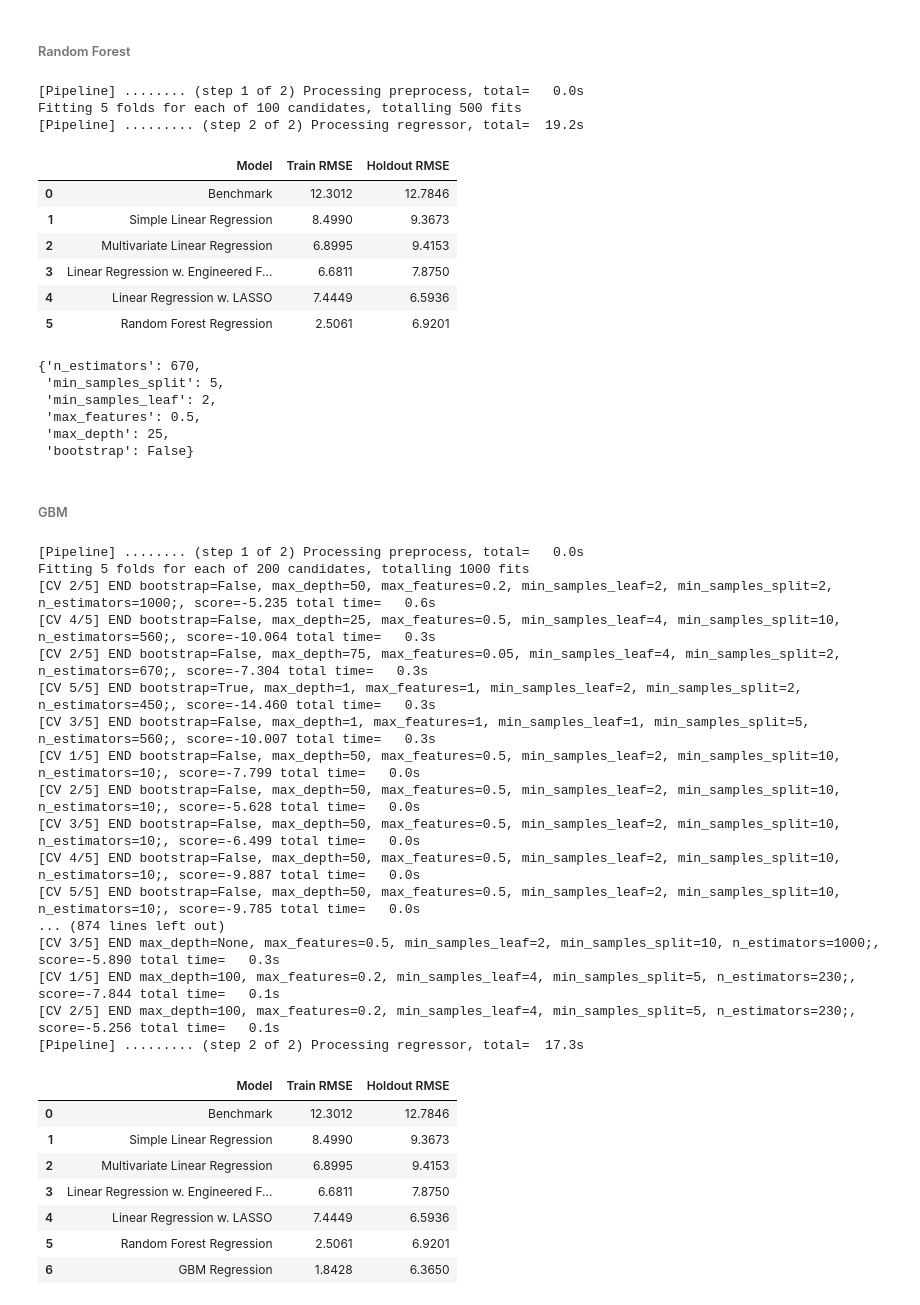
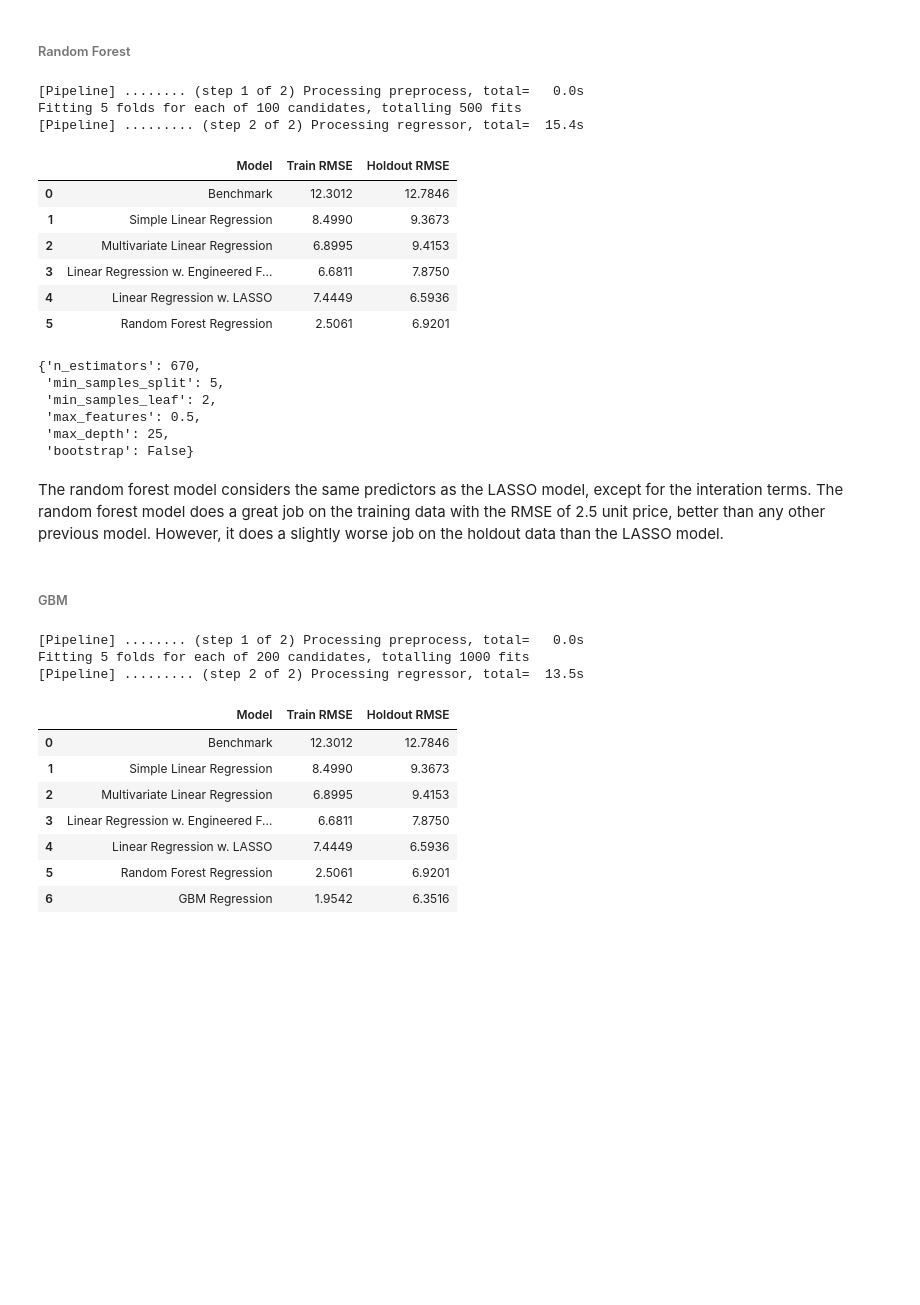
Before and after one commit to viethngn/Data_Science_2_ECBS5233, a Jupyter notebook: assignment1/assignment1_viethngn.ipynb, the cells around one changed output. Cells and saved outputs as stored; diff of their text form; code cells hidden in the pictures; blank space fills up the shorter version.

```diff
--- a/assignment1/assignment1_viethngn.ipynb
+++ b/assignment1/assignment1_viethngn.ipynb
@@ -236,7 +234,7 @@ lasso_search = GridSearchCV(
     {"alpha":alpha},
     cv=5,
     scoring="neg_root_mean_squared_error",
-    verbose=3,
+    verbose=True,
 )
 preprocessing = ColumnTransformer(
     [
@@ -254,12 +252,6 @@ lasso_model = Pipeline(
 
 lasso_model.fit(X_train, y_train)
 
-# model_name = 'Linear Regression w. LASSO'
-#
-# if model_name not in summary_df.Model.values:
-#     summary_df.loc[len(summary_df.index)] = [model_name,
-#                                              '{:.4f}'.format(root_mean_squared_error(y_train, lasso_model.predict(X_train))),
-#                                              '{:.4f}'.format(root_mean_squared_error(y_test, lasso_model.predict(X_test)))]
 update_summary(summary_df, lasso_model, 'Linear Regression w. LASSO', X_train, X_test, y_train, y_test)
 summary_df
 # %% [output]
@@ -324,7 +308,7 @@ rf_search = RandomizedSearchCV(
     n_iter=100,
     cv=5,
     scoring="neg_root_mean_squared_error",
-    verbose=3,
+    verbose=True,
     random_state=prng,
     n_jobs=-1
 )
@@ -337,18 +321,12 @@ rf_model = Pipeline(
 
 rf_model.fit(X_train, y_train)
 
-# model_name = 'Random Forest Regression'
-#
-# if model_name not in summary_df.Model.values:
-#     summary_df.loc[len(summary_df.index)] = [model_name,
-#                                              '{:.4f}'.format(root_mean_squared_error(y_train, rf_model.predict(X_train))),
-#                                              '{:.4f}'.format(root_mean_squared_error(y_test, rf_model.predict(X_test)))]
 update_summary(summary_df, rf_model, 'Random Forest Regression', X_train, X_test, y_train, y_test)
 summary_df
 # %% [output]
 [Pipeline] ........ (step 1 of 2) Processing preprocess, total=   0.0s
 Fitting 5 folds for each of 100 candidates, totalling 500 fits
-[Pipeline] ......... (step 2 of 2) Processing regressor, total=  19.2s
+[Pipeline] ......... (step 2 of 2) Processing regressor, total=  15.4s
 |  | Model | Train RMSE | Holdout RMSE |
 | 0 | Benchmark | 12.3012 | 12.7846 |
 | 1 | Simple Linear Regression | 8.4990 | 9.3673 |
@@ -365,6 +343,8 @@ rf_search.best_params_
  'max_features': 0.5,
  'max_depth': 25,
  'bootstrap': False}
+# %% [markdown]
+The random forest model considers the same predictors as the LASSO model, except for the interation terms. The random forest model does a great job on the training data with the RMSE of 2.5 unit price, better than any other previous model. However, it does a slightly worse job on the holdout data than the LASSO model.
 # %% [markdown]
 ###### GBM
 # %%
@@ -393,50 +373,36 @@ gbm_tune_grid = {'n_estimators': n_estimators,
 gbm_search = RandomizedSearchCV(
     estimator=GradientBoostingRegressor(learning_rate=0.01, random_state = prng, criterion='friedman_mse'),
     param_distributions=gbm_tune_grid,
     n_iter=200,
     cv=5,
     scoring="neg_root_mean_squared_error",
-    verbose=3,
+    verbose=True,
     random_state=prng,
     n_jobs=-1
 )
 
 gbm_model = Pipeline(
         [("preprocess", preprocessing),
          ("regressor", gbm_search)
          ], verbose=True
 )
 
 gbm_model.fit(X_train, y_train)
 
 update_summary(summary_df, gbm_model, 'GBM Regression', X_train, X_test, y_train, y_test)
 summary_df
 # %% [output]
 [Pipeline] ........ (step 1 of 2) Processing preprocess, total=   0.0s
 Fitting 5 folds for each of 200 candidates, totalling 1000 fits
-[CV 2/5] END bootstrap=False, max_depth=50, max_features=0.2, min_samples_leaf=2, min_samples_split=2, n_estimators=1000;, score=-5.235 total time=   0.6s
-[CV 4/5] END bootstrap=False, max_depth=25, max_features=0.5, min_samples_leaf=4, min_samples_split=10, n_estimators=560;, score=-10.064 total time=   0.3s
-[CV 2/5] END bootstrap=False, max_depth=75, max_features=0.05, min_samples_leaf=4, min_samples_split=2, n_estimators=670;, score=-7.304 total time=   0.3s
-[CV 5/5] END bootstrap=True, max_depth=1, max_features=1, min_samples_leaf=2, min_samples_split=2, n_estimators=450;, score=-14.460 total time=   0.3s
-[CV 3/5] END bootstrap=False, max_depth=1, max_features=1, min_samples_leaf=1, min_samples_split=5, n_estimators=560;, score=-10.007 total time=   0.3s
-[CV 1/5] END bootstrap=False, max_depth=50, max_features=0.5, min_samples_leaf=2, min_samples_split=10, n_estimators=10;, score=-7.799 total time=   0.0s
-[CV 2/5] END bootstrap=False, max_depth=50, max_features=0.5, min_samples_leaf=2, min_samples_split=10, n_estimators=10;, score=-5.628 total time=   0.0s
-[CV 3/5] END bootstrap=False, max_depth=50, max_features=0.5, min_samples_leaf=2, min_samples_split=10, n_estimators=10;, score=-6.499 total time=   0.0s
-[CV 4/5] END bootstrap=False, max_depth=50, max_features=0.5, min_samples_leaf=2, min_samples_split=10, n_estimators=10;, score=-9.887 total time=   0.0s
-[CV 5/5] END bootstrap=False, max_depth=50, max_features=0.5, min_samples_leaf=2, min_samples_split=10, n_estimators=10;, score=-9.785 total time=   0.0s
-... (874 lines left out)
-[CV 3/5] END max_depth=None, max_features=0.5, min_samples_leaf=2, min_samples_split=10, n_estimators=1000;, score=-5.890 total time=   0.3s
-[CV 1/5] END max_depth=100, max_features=0.2, min_samples_leaf=4, min_samples_split=5, n_estimators=230;, score=-7.844 total time=   0.1s
-[CV 2/5] END max_depth=100, max_features=0.2, min_samples_leaf=4, min_samples_split=5, n_estimators=230;, score=-5.256 total time=   0.1s
-[Pipeline] ......... (step 2 of 2) Processing regressor, total=  17.3s
+[Pipeline] ......... (step 2 of 2) Processing regressor, total=  13.5s
 |  | Model | Train RMSE | Holdout RMSE |
 | 0 | Benchmark | 12.3012 | 12.7846 |
 | 1 | Simple Linear Regression | 8.4990 | 9.3673 |
 | 2 | Multivariate Linear Regression | 6.8995 | 9.4153 |
 | 3 | Linear Regression w. Engineered F... | 6.6811 | 7.8750 |
 | 4 | Linear Regression w. LASSO | 7.4449 | 6.5936 |
 | 5 | Random Forest Regression | 2.5061 | 6.9201 |
-| 6 | GBM Regression | 1.8428 | 6.3650 |
+| 6 | GBM Regression | 1.9542 | 6.3516 |
 # %%
 gbm_search.best_params_
 # %% [output]
```
Also changed, not shown: parts of 25 cells of this notebook.
